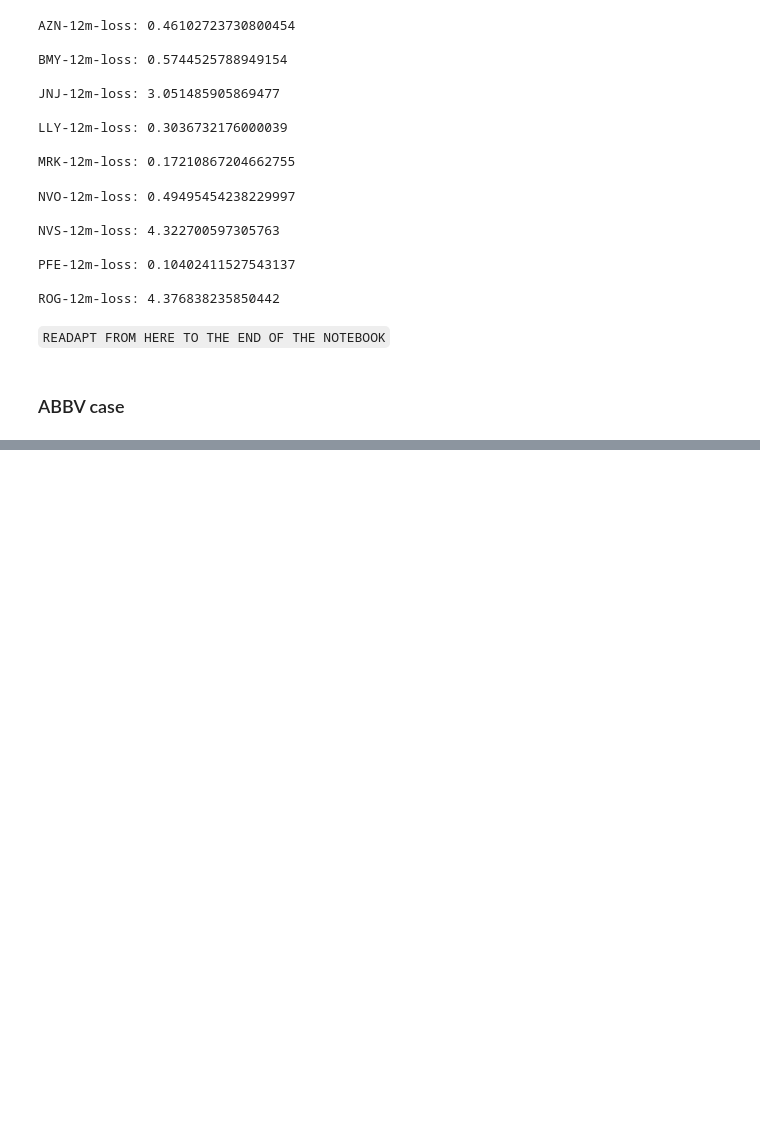
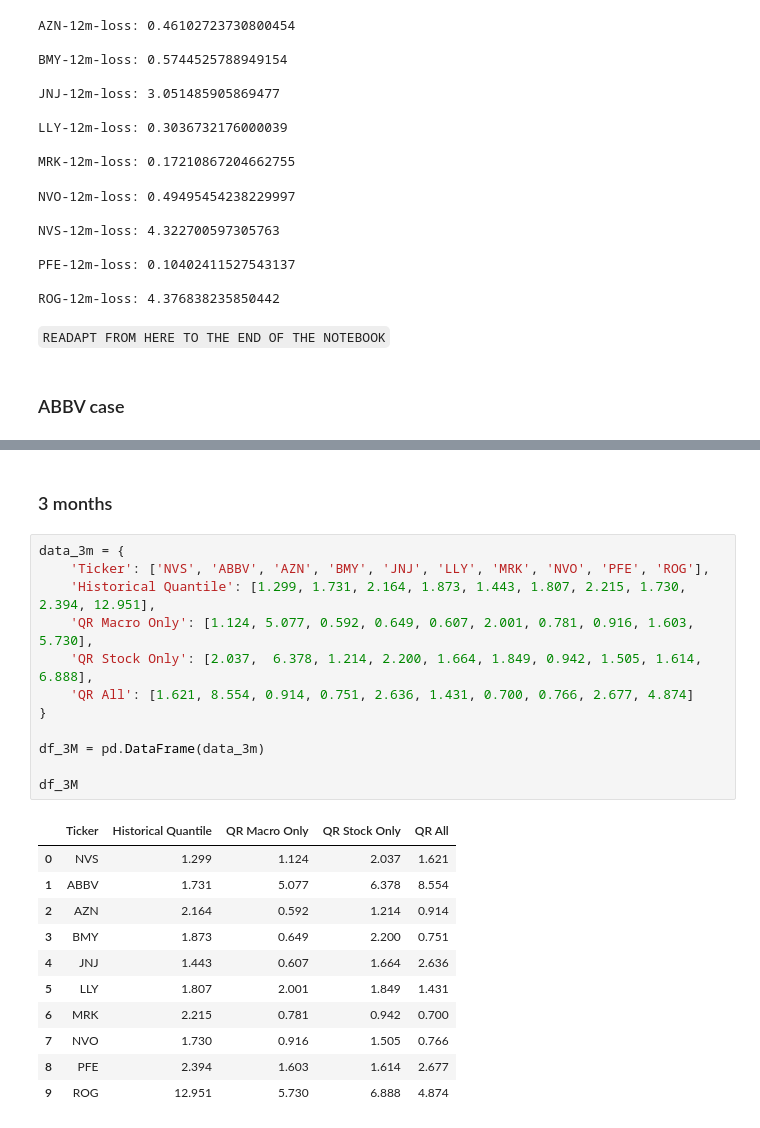
Before and after one commit to TobiPfeiffersGitHub/BSExNovartis_Thesis, a Jupyter notebook: ModelEvaluation/QR_rolling.ipynb, the cells around one changed output, grey strips where cells are left out. Drawn from its saved outputs; the diff is of its cells as text; blank space fills up the shorter version.

```diff
--- a/ModelEvaluation/QR_rolling.ipynb
+++ b/ModelEvaluation/QR_rolling.ipynb
@@ -959,0 +991,26 @@ df_12M['diff'].sum()
+# %% [markdown]
+### 3 months
+# %%
+data_3m = {
+    'Ticker': ['NVS', 'ABBV', 'AZN', 'BMY', 'JNJ', 'LLY', 'MRK', 'NVO', 'PFE', 'ROG'],
+    'Historical Quantile': [1.299, 1.731, 2.164, 1.873, 1.443, 1.807, 2.215, 1.730, 2.394, 12.951],
+    'QR Macro Only': [1.124, 5.077, 0.592, 0.649, 0.607, 2.001, 0.781, 0.916, 1.603, 5.730],
+    'QR Stock Only': [2.037,  6.378, 1.214, 2.200, 1.664, 1.849, 0.942, 1.505, 1.614, 6.888],
+    'QR All': [1.621, 8.554, 0.914, 0.751, 2.636, 1.431, 0.700, 0.766, 2.677, 4.874]
+}
+
+df_3M = pd.DataFrame(data_3m)
+
+df_3M
+# %% [output]
+|  | Ticker | Historical Quantile | QR Macro Only | QR Stock Only | QR All |
+| 0 | NVS | 1.299 | 1.124 | 2.037 | 1.621 |
+| 1 | ABBV | 1.731 | 5.077 | 6.378 | 8.554 |
+| 2 | AZN | 2.164 | 0.592 | 1.214 | 0.914 |
+| 3 | BMY | 1.873 | 0.649 | 2.200 | 0.751 |
+| 4 | JNJ | 1.443 | 0.607 | 1.664 | 2.636 |
+| 5 | LLY | 1.807 | 2.001 | 1.849 | 1.431 |
+| 6 | MRK | 2.215 | 0.781 | 0.942 | 0.700 |
+| 7 | NVO | 1.730 | 0.916 | 1.505 | 0.766 |
+| 8 | PFE | 2.394 | 1.603 | 1.614 | 2.677 |
+| 9 | ROG | 12.951 | 5.730 | 6.888 | 4.874 |
```
Also changed, not shown: parts of 57 cells of this notebook.
